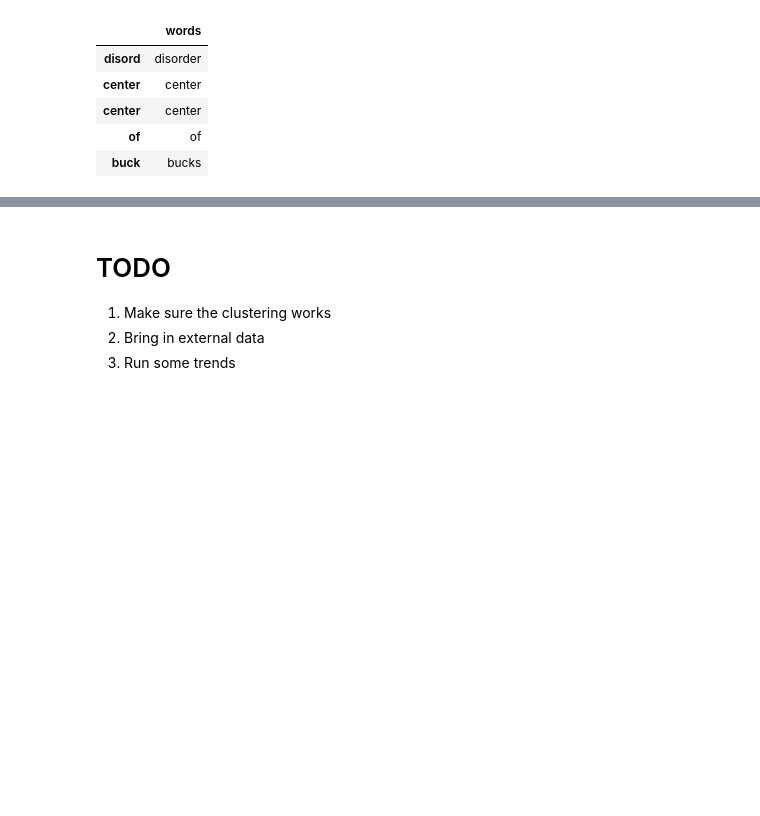
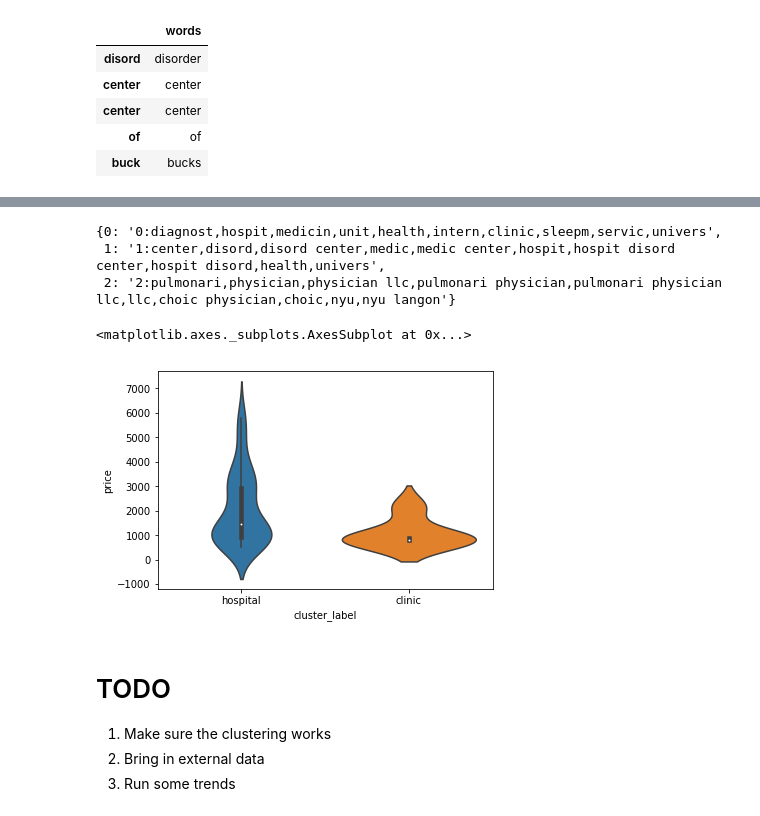
Before and after one commit to paulboal/tdwi-accelerate-2017-python, a Jupyter notebook: 01-get-sleep-prices.ipynb, the cells around one changed output, grey strips where cells are left out. Drawn from its saved outputs; the diff is of its cells as text; code cells hidden in the pictures; blank space fills up the shorter version.

Commit message:
Facility name cluster reveals clinic versus hospital

```diff
--- a/01-get-sleep-prices.ipynb
+++ b/01-get-sleep-prices.ipynb
@@ -182,3 +140,21 @@ cluster_names = {0: 'clinic',
+# %%
+classifier.get_cluster_names()
+# %% [output]
+{0: '0:diagnost,hospit,medicin,unit,health,intern,clinic,sleepm,servic,univers',
+ 1: '1:center,disord,disord center,medic,medic center,hospit,hospit disord center,hospit disord,health,univers',
+ 2: '2:pulmonari,physician,physician llc,pulmonari physician,pulmonari physician llc,llc,choic physician,choic,nyu,nyu langon'}
+# %%
+cluster_labels = {
+    0: 'hospital',
+    1: 'hospital',
+    2: 'clinic'
+}
+df['cluster'] = classifier.get_clusters()
+df['cluster_label'] = df.cluster.map(cluster_labels)
+sns.violinplot(data=df, y='price', x='cluster_label')
+# %% [output]
+<matplotlib.axes._subplots.AxesSubplot at 0x...>
+[figure, added]
 # %% [markdown]
 # TODO
 
```
Also changed, not shown: parts of 9 cells of this notebook, 3 other files.
